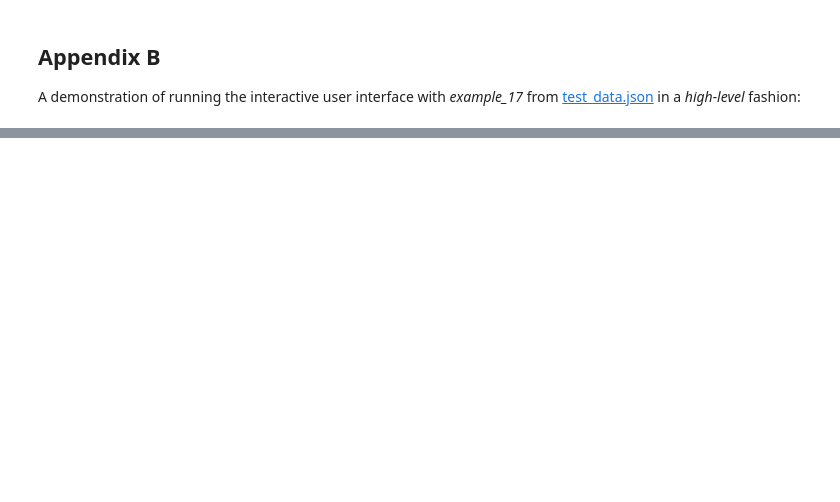
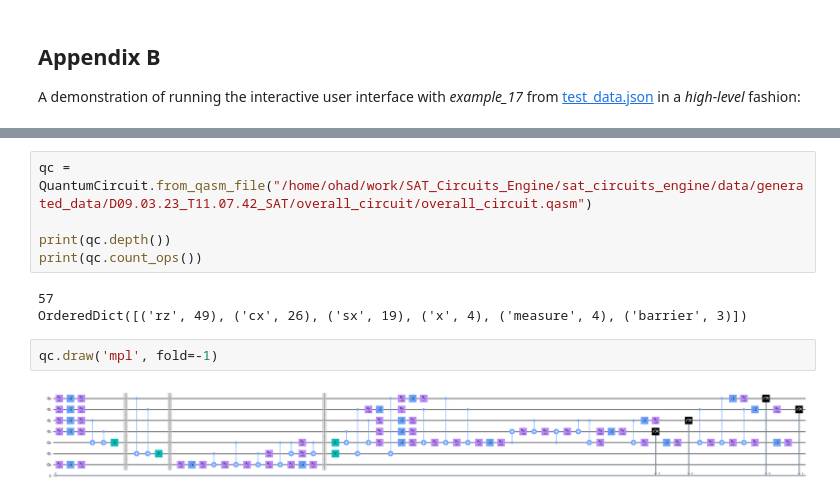
Before and after one commit to ohadlev77/sat-circuits-engine, a Jupyter notebook: demos.ipynb, the cells around one changed output, grey strips where cells are left out. Cells and saved outputs as stored; diff of their text form; blank space fills up the shorter version.

```diff
--- a/demos.ipynb
+++ b/demos.ipynb
@@ -312,0 +472,12 @@ Done saving data into 'sat_circuits_engine/data/generated_data/D19.02.23_T12.13.
+# %%
+qc = QuantumCircuit.from_qasm_file("/home/ohad/work/SAT_Circuits_Engine/sat_circuits_engine/data/generated_data/D09.03.23_T11.07.42_SAT/overall_circuit/overall_circuit.qasm")
+
+print(qc.depth())
+print(qc.count_ops())
+# %% [output]
+57
+OrderedDict([('rz', 49), ('cx', 26), ('sx', 19), ('x', 4), ('measure', 4), ('barrier', 3)])
+# %%
+qc.draw('mpl', fold=-1)
+# %% [output]
+[figure, added]
```
Also changed, not shown: parts of 14 cells of this notebook, 31 other files.
